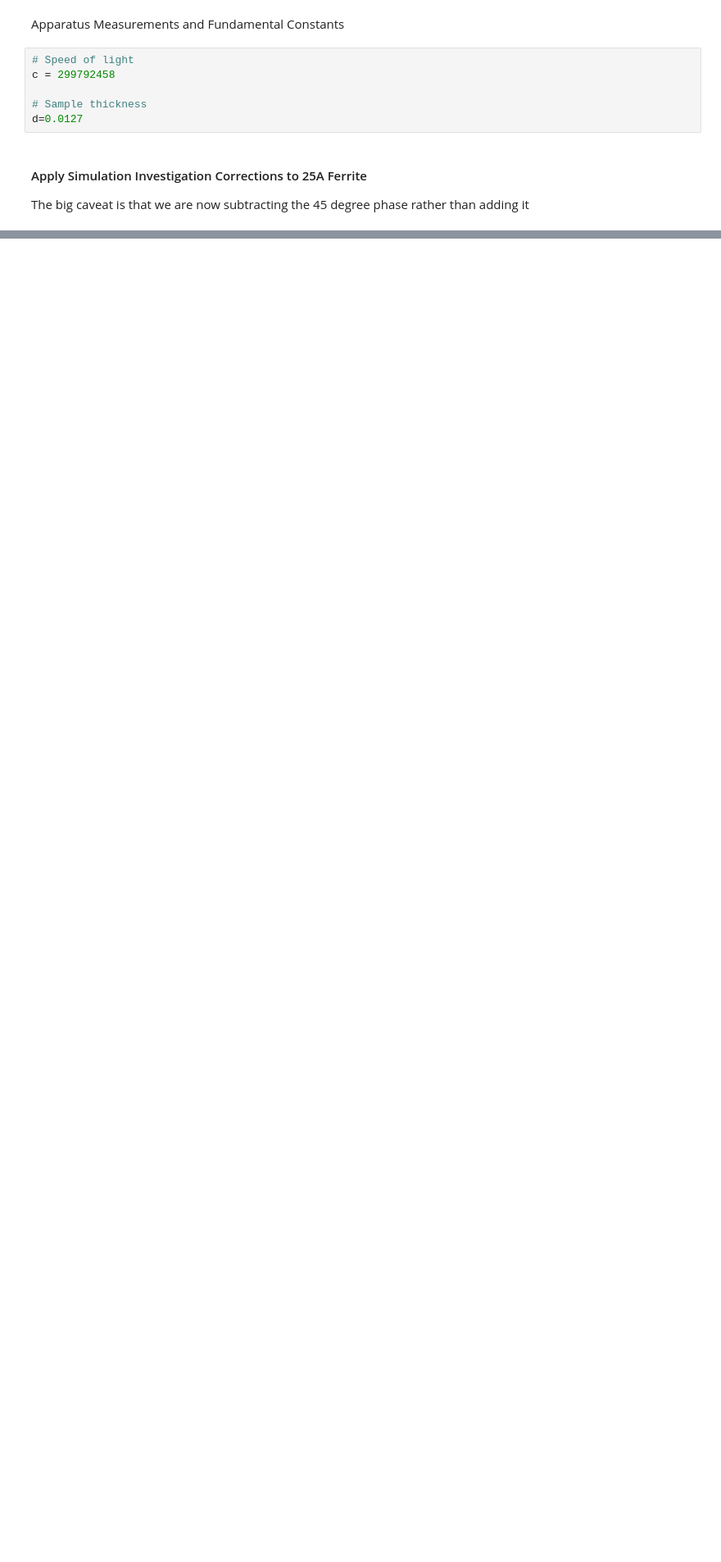
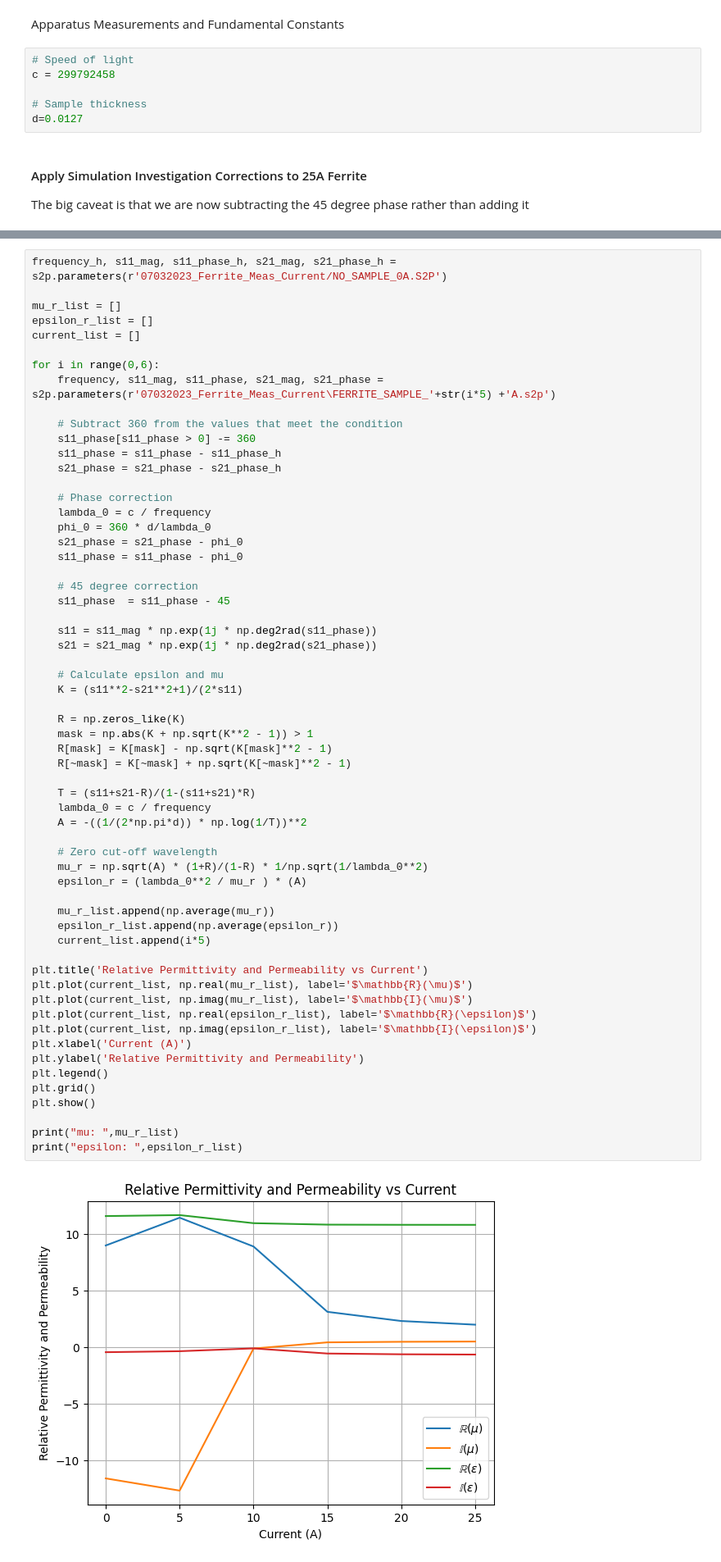
Before and after one commit to bengladwyn/Fermilab, a Jupyter notebook: 45 Degree Corrections.ipynb, the cells around one changed output, grey strips where cells are left out. Shown: that part at 82% size. Cells and saved outputs as stored; diff of their text form; blank space fills up the shorter version.

```diff
--- a/45 Degree Corrections.ipynb
+++ b/45 Degree Corrections.ipynb
@@ -72,0 +75,62 @@ Relative permeability:  (2.064453954561528+0.5111287140558433j)
+# %%
+frequency_h, s11_mag, s11_phase_h, s21_mag, s21_phase_h = s2p.parameters(r'07032023_Ferrite_Meas_Current/NO_SAMPLE_0A.S2P')
+
+mu_r_list = []
+epsilon_r_list = []
+current_list = []
+
+for i in range(0,6):
+    frequency, s11_mag, s11_phase, s21_mag, s21_phase = s2p.parameters(r'07032023_Ferrite_Meas_Current\FERRITE_SAMPLE_'+str(i*5) +'A.s2p')
+
+    # Subtract 360 from the values that meet the condition
+    s11_phase[s11_phase > 0] -= 360
+    s11_phase = s11_phase - s11_phase_h
+    s21_phase = s21_phase - s21_phase_h
+
+    # Phase correction
+    lambda_0 = c / frequency
+    phi_0 = 360 * d/lambda_0
+    s21_phase = s21_phase - phi_0
+    s11_phase = s11_phase - phi_0
+
+    # 45 degree correction
+    s11_phase  = s11_phase - 45
+
+    s11 = s11_mag * np.exp(1j * np.deg2rad(s11_phase))
+    s21 = s21_mag * np.exp(1j * np.deg2rad(s21_phase))
+
+    # Calculate epsilon and mu
+    K = (s11**2-s21**2+1)/(2*s11)
+
+    R = np.zeros_like(K)
+    mask = np.abs(K + np.sqrt(K**2 - 1)) > 1
+    R[mask] = K[mask] - np.sqrt(K[mask]**2 - 1)
+    R[~mask] = K[~mask] + np.sqrt(K[~mask]**2 - 1)
+
+    T = (s11+s21-R)/(1-(s11+s21)*R)
+    lambda_0 = c / frequency
+    A = -((1/(2*np.pi*d)) * np.log(1/T))**2
+
+    # Zero cut-off wavelength
+    mu_r = np.sqrt(A) * (1+R)/(1-R) * 1/np.sqrt(1/lambda_0**2)
+    epsilon_r = (lambda_0**2 / mu_r ) * (A)
+
+    mu_r_list.append(np.average(mu_r))
+    epsilon_r_list.append(np.average(epsilon_r))
+    current_list.append(i*5)
+
+plt.title('Relative Permittivity and Permeability vs Current')
+plt.plot(current_list, np.real(mu_r_list), label='$\mathbb{R}(\mu)$')
+plt.plot(current_list, np.imag(mu_r_list), label='$\mathbb{I}(\mu)$')
+plt.plot(current_list, np.real(epsilon_r_list), label='$\mathbb{R}(\epsilon)$')
+plt.plot(current_list, np.imag(epsilon_r_list), label='$\mathbb{I}(\epsilon)$')
+plt.xlabel('Current (A)')
+plt.ylabel('Relative Permittivity and Permeability')
+plt.legend()
+plt.grid()
+plt.show()
+
+print("mu: ",mu_r_list)
+print("epsilon: ",epsilon_r_list)
+# %% [output]
+[figure, added]
```
Also changed, not shown: parts of 3 cells of this notebook, 6 other files.
